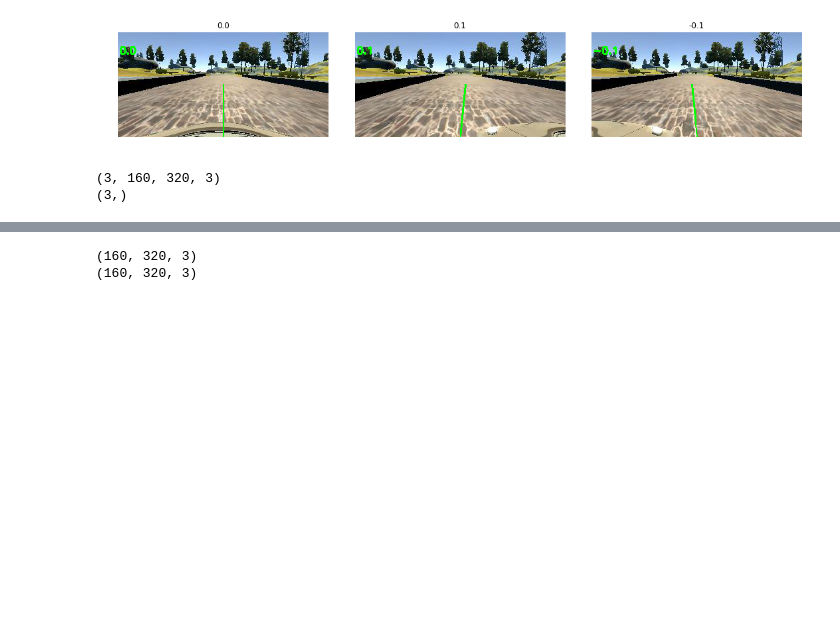
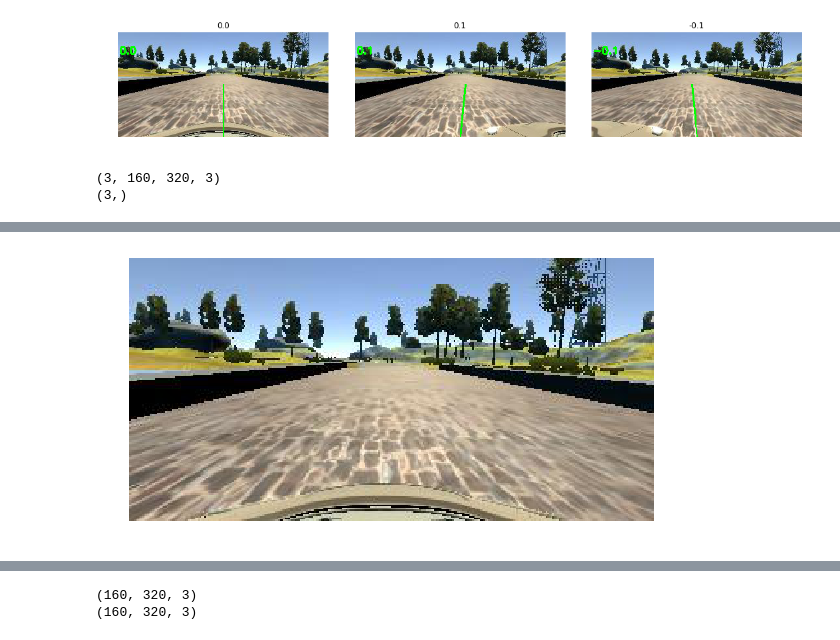
Before and after one commit to volkodava/CarND-Behavioral-Cloning-P3, a Jupyter notebook: analysis.ipynb, the cells around one changed output, grey strips where cells are left out. Cells and saved outputs as stored; diff of their text form; code cells hidden in the pictures; blank space fills up the shorter version.

```diff
--- a/analysis.ipynb
+++ b/analysis.ipynb
@@ -55,2 +55,13 @@ helper.plot_random_images(X_adj, y_adj)
 (8, 160, 320, 3)
 (8,)
+# %%
+test_image = helper.load_image(X_flat[0])
+test_class = y_flat[0]
+
+plt.figure(figsize=(8, 6))
+plt.axis('off')
+plt.imshow(test_image.squeeze())
+plt.tight_layout()
+plt.show()
+# %% [output]
+[figure, added]
```
Also changed, not shown: parts of 6 cells of this notebook, 12 other files.
